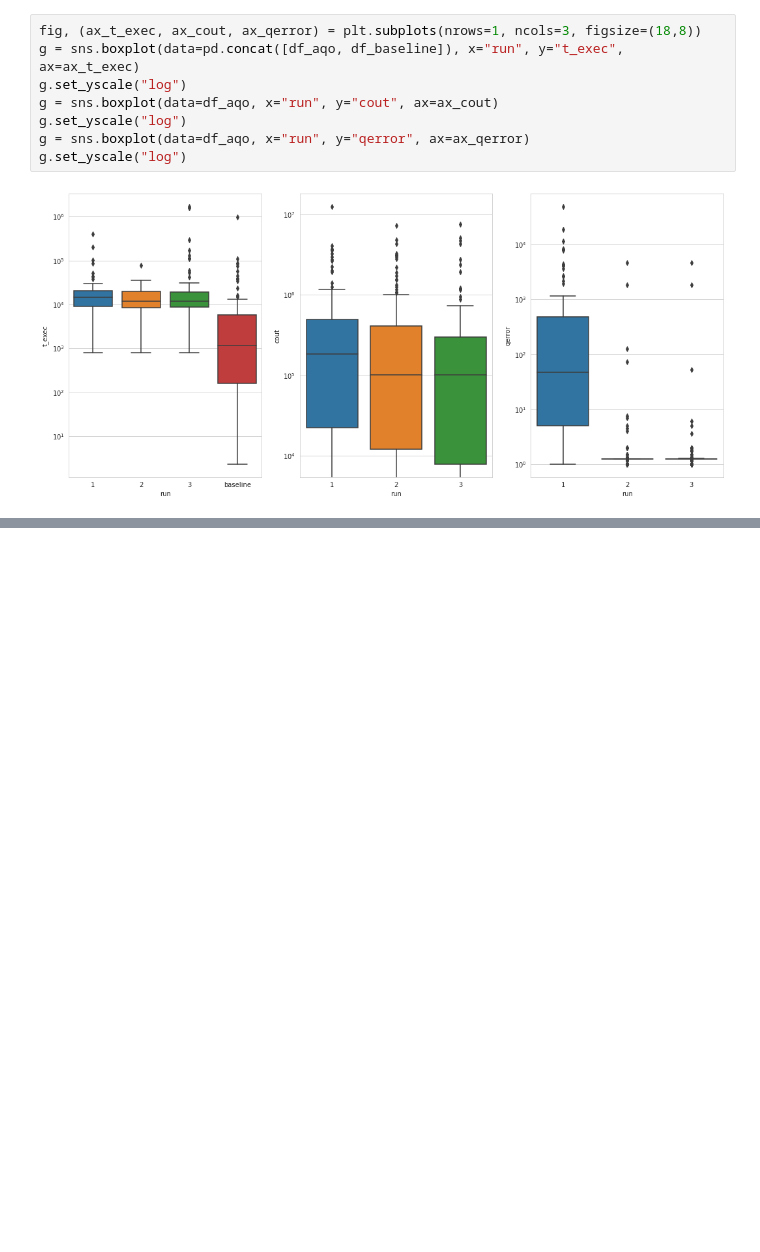
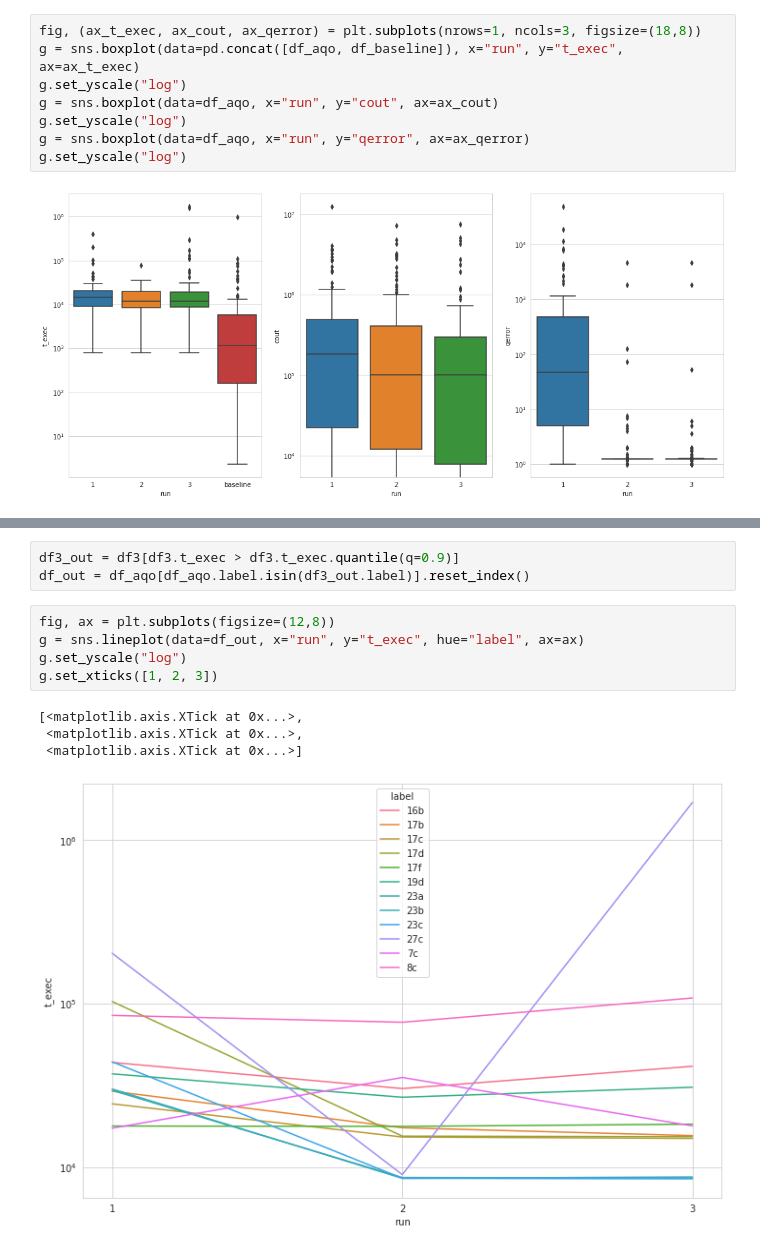
Before and after one commit to rbergm/aft, a Jupyter notebook: pg-aqo/Workload-Evaluation.ipynb, the cells around one changed output, grey strips where cells are left out. Saved outputs shown, nothing was run; the diff lists cells and outputs as text; blank space fills up the shorter version.

```diff
--- a/pg-aqo/Workload-Evaluation.ipynb
+++ b/pg-aqo/Workload-Evaluation.ipynb
@@ -258,0 +297,13 @@ g.set_yscale("log")
+# %%
+df3_out = df3[df3.t_exec > df3.t_exec.quantile(q=0.9)]
+df_out = df_aqo[df_aqo.label.isin(df3_out.label)].reset_index()
+# %%
+fig, ax = plt.subplots(figsize=(12,8))
+g = sns.lineplot(data=df_out, x="run", y="t_exec", hue="label", ax=ax)
+g.set_yscale("log")
+g.set_xticks([1, 2, 3])
+# %% [output]
+[<matplotlib.axis.XTick at 0x...>,
+ <matplotlib.axis.XTick at 0x...>,
+ <matplotlib.axis.XTick at 0x...>]
+[figure, added]
```
Also changed, not shown: parts of 8 cells of this notebook, 1 other file.
